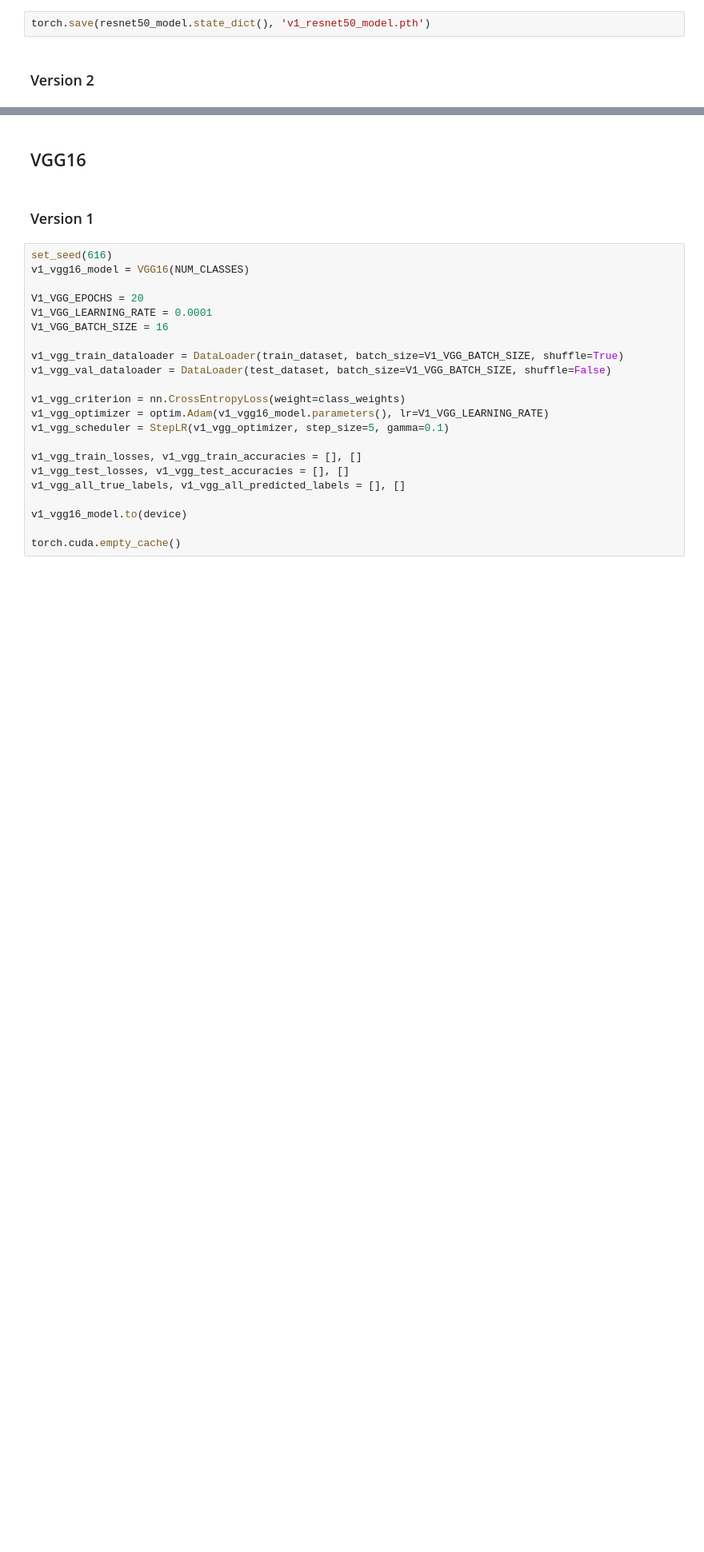
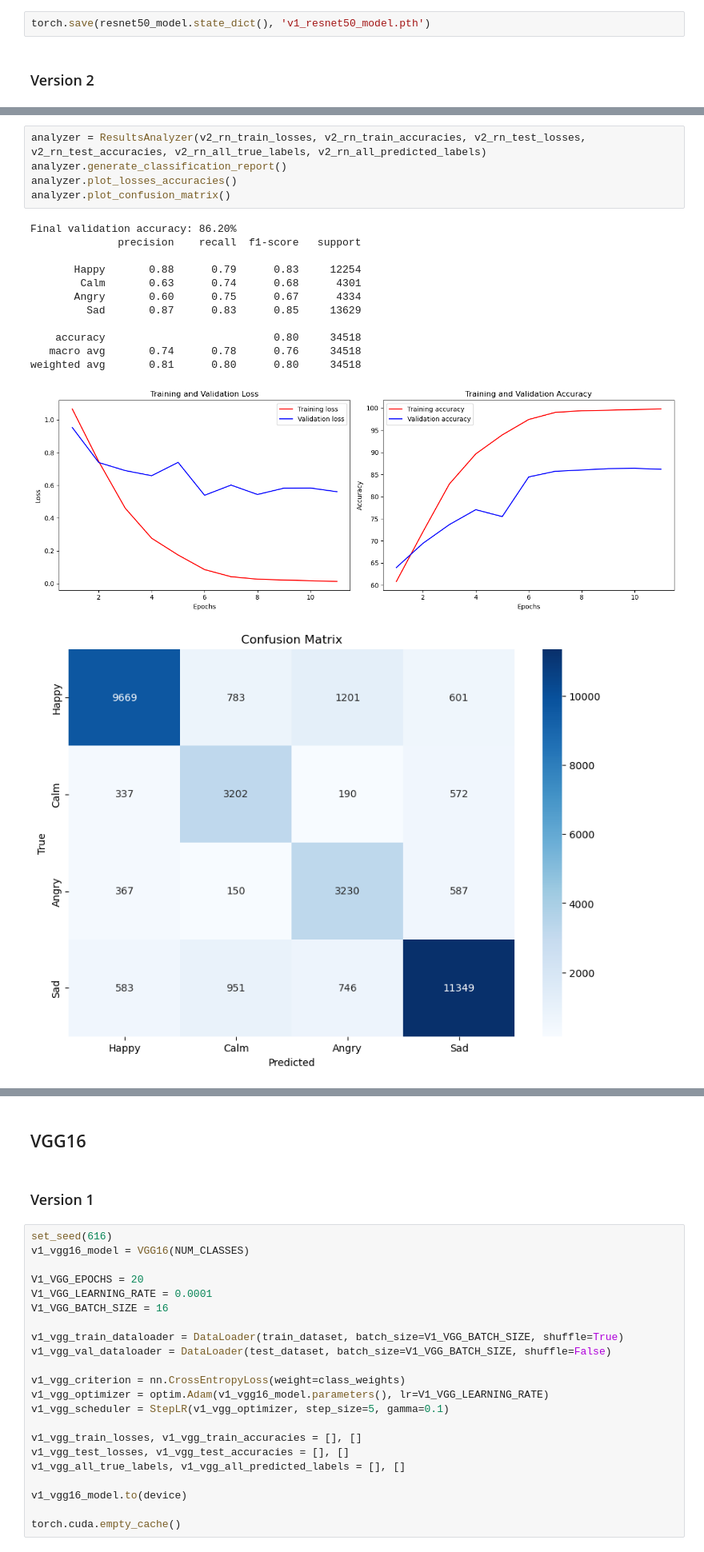
Before and after one commit to Shmoooji/MER, a Jupyter notebook: models.ipynb, the cells around one changed output, grey strips where cells are left out. Shown at 80% size. Drawn from its saved outputs; the diff is of its cells as text; blank space fills up the shorter version.

```diff
--- a/models.ipynb
+++ b/models.ipynb
@@ -623,0 +638,19 @@ torch.cuda.empty_cache()
+# %%
+analyzer = ResultsAnalyzer(v2_rn_train_losses, v2_rn_train_accuracies, v2_rn_test_losses, v2_rn_test_accuracies, v2_rn_all_true_labels, v2_rn_all_predicted_labels)
+analyzer.generate_classification_report()
+analyzer.plot_losses_accuracies()
+analyzer.plot_confusion_matrix()
+# %% [output]
+Final validation accuracy: 86.20%
+              precision    recall  f1-score   support
+
+       Happy       0.88      0.79      0.83     12254
+        Calm       0.63      0.74      0.68      4301
+       Angry       0.60      0.75      0.67      4334
+         Sad       0.87      0.83      0.85     13629
+
+    accuracy                           0.80     34518
+   macro avg       0.74      0.78      0.76     34518
+weighted avg       0.81      0.80      0.80     34518
+[figure, added]
+[figure, added]
```
Also changed, not shown: parts of 9 cells of this notebook.
